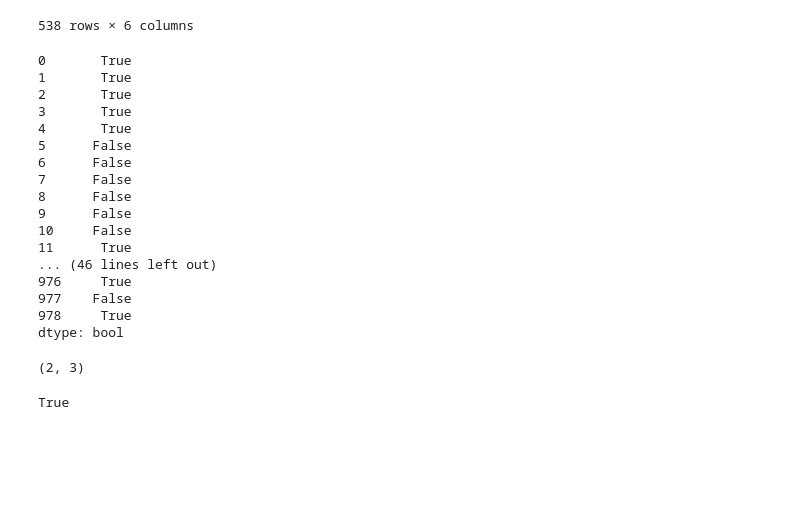
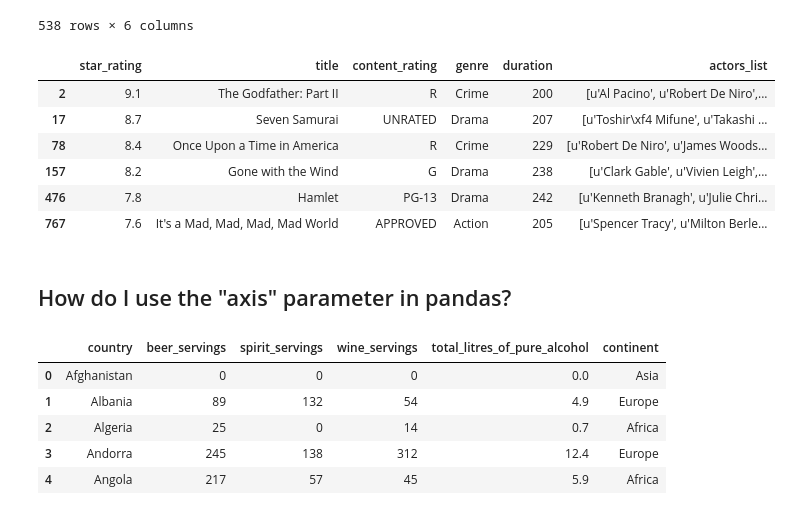
Before and after one commit to Muhammd-Hamza-Sabir/Data-Analysis-using-Pandas, a Jupyter notebook: Pandas Tutorial.ipynb, the cells around one changed output. Drawn from its saved outputs; the diff is of its cells as text; code cells hidden in the pictures; blank space fills up the shorter version.

Commit message:
data analysis using pandas

```diff
--- a/Pandas Tutorial.ipynb
+++ b/Pandas Tutorial.ipynb
@@ -635,22 +635,12 @@ movies[movies["genre"].isin(["Action", "Crime", "Drama"])]
 | 978 | 7.4 | Wall Street | R | Crime | 126 | [u'Charlie Sheen', u'Michael Doug... |
 538 rows × 6 columns
 # %%
-(movies["genre"] == "Action") | (movies["genre"] == "Crime") | (movies["genre"] == "Drama") & (movies["duration"] >= 200)
+movies[((movies["genre"] == "Action") | (movies["genre"] == "Crime") | (movies["genre"] == "Drama")) & (movies["duration"] >= 200)]
 # %% [output]
-0       True
-1       True
-2       True
-3       True
-4       True
-5      False
-6      False
-7      False
-8      False
-9      False
-10     False
-11      True
-... (46 lines left out)
-976     True
-977    False
-978     True
-dtype: bool
+|  | star_rating | title | content_rating | genre | duration | actors_list |
+| 2 | 9.1 | The Godfather: Part II | R | Crime | 200 | [u'Al Pacino', u'Robert De Niro',... |
+| 17 | 8.7 | Seven Samurai | UNRATED | Drama | 207 | [u'Toshir\xf4 Mifune', u'Takashi ... |
+| 78 | 8.4 | Once Upon a Time in America | R | Crime | 229 | [u'Robert De Niro', u'James Woods... |
+| 157 | 8.2 | Gone with the Wind | G | Drama | 238 | [u'Clark Gable', u'Vivien Leigh',... |
+| 476 | 7.8 | Hamlet | PG-13 | Drama | 242 | [u'Kenneth Branagh', u'Julie Chri... |
+| 767 | 7.6 | It's a Mad, Mad, Mad, Mad World | APPROVED | Action | 205 | [u'Spencer Tracy', u'Milton Berle... |
@@ -660,8 +647,2 @@ b = 3
-# %%
-a, b
-# %% [output]
-(2, 3)
-# %%
-a == 2 or a == 3 or a == 4 and b == 2
-# %% [output]
-True
+# %% [markdown]
+<h2>How do I use the "axis" parameter in pandas?</h2>
@@ -667,0 +651,9 @@ True
+# %%
+drinks.head()
+# %% [output]
+|  | country | beer_servings | spirit_servings | wine_servings | total_litres_of_pure_alcohol | continent |
+| 0 | Afghanistan | 0 | 0 | 0 | 0.0 | Asia |
+| 1 | Albania | 89 | 132 | 54 | 4.9 | Europe |
+| 2 | Algeria | 25 | 0 | 14 | 0.7 | Africa |
+| 3 | Andorra | 245 | 138 | 312 | 12.4 | Europe |
+| 4 | Angola | 217 | 57 | 45 | 5.9 | Africa |
```
Also changed, not shown: parts of 9 cells of this notebook.
